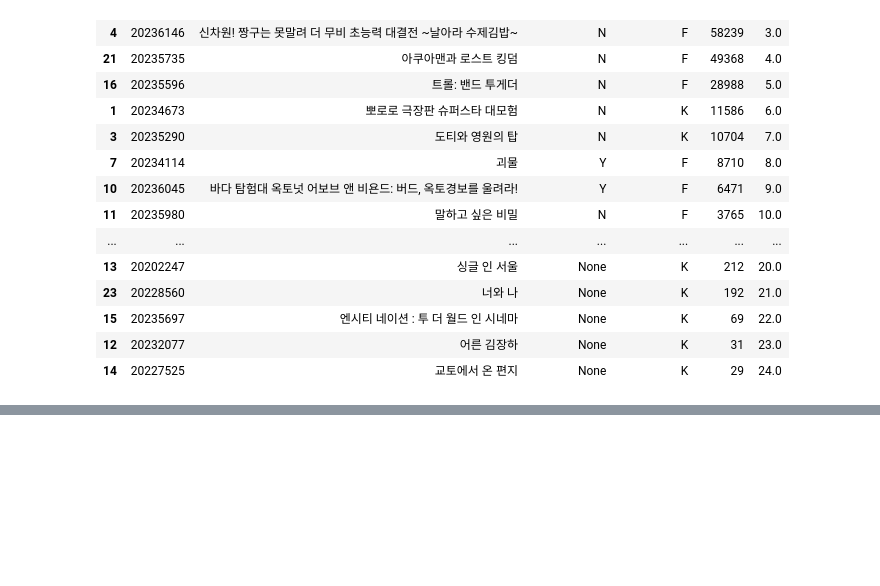
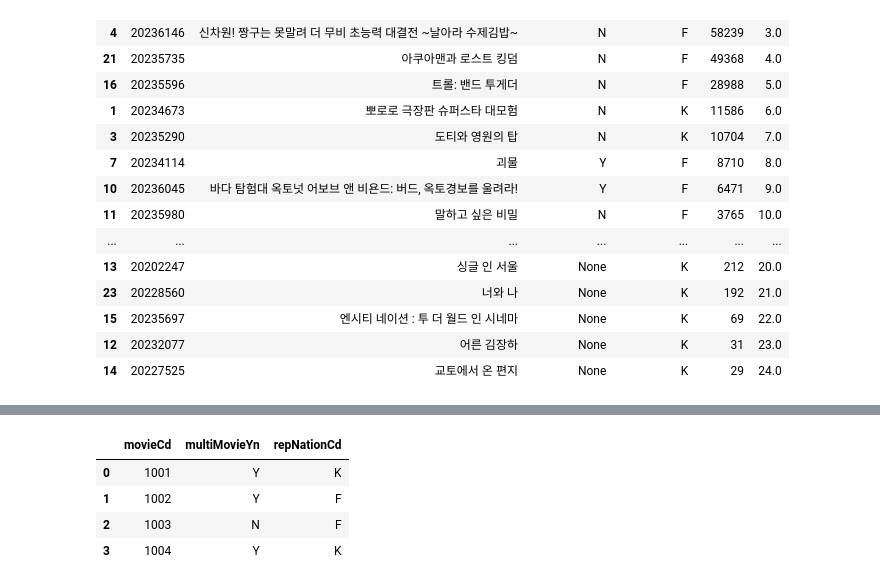
Before and after one commit to Jacob-53/movie, a Jupyter notebook: notes/Untitled.ipynb, the cells around one changed output, grey strips where cells are left out. Drawn from its saved outputs; the diff is of its cells as text; code cells hidden in the pictures; blank space fills up the shorter version.

```diff
--- a/notes/Untitled.ipynb
+++ b/notes/Untitled.ipynb
@@ -123,0 +124,26 @@ df3
+# %%
+import pandas as pd
+
+A = pd.DataFrame({
+    "movieCd": ["1001", "1002", "1003"],
+    "multiMovieYn": ["Y", "Y", "N"],
+    "repNationCd": ["K", "F", None]
+})
+
+B = pd.DataFrame({
+    "movieCd": ["1001", "1003", "1004"],
+    "multiMovieYn": [None, "Y", "Y"],
+    "repNationCd": [None, "F", "K"]
+})
+A.set_index("movieCd", inplace=True)
+B.set_index("movieCd", inplace=True)
+r_df=A.combine_first(B)
+r_df
+r_df.reset_index(inplace=True)
+r_df
+# %% [output]
+|  | movieCd | multiMovieYn | repNationCd |
+| 0 | 1001 | Y | K |
+| 1 | 1002 | Y | F |
+| 2 | 1003 | N | F |
+| 3 | 1004 | Y | K |
```
Also changed, not shown: parts of 4 cells of this notebook, 1 other file.
